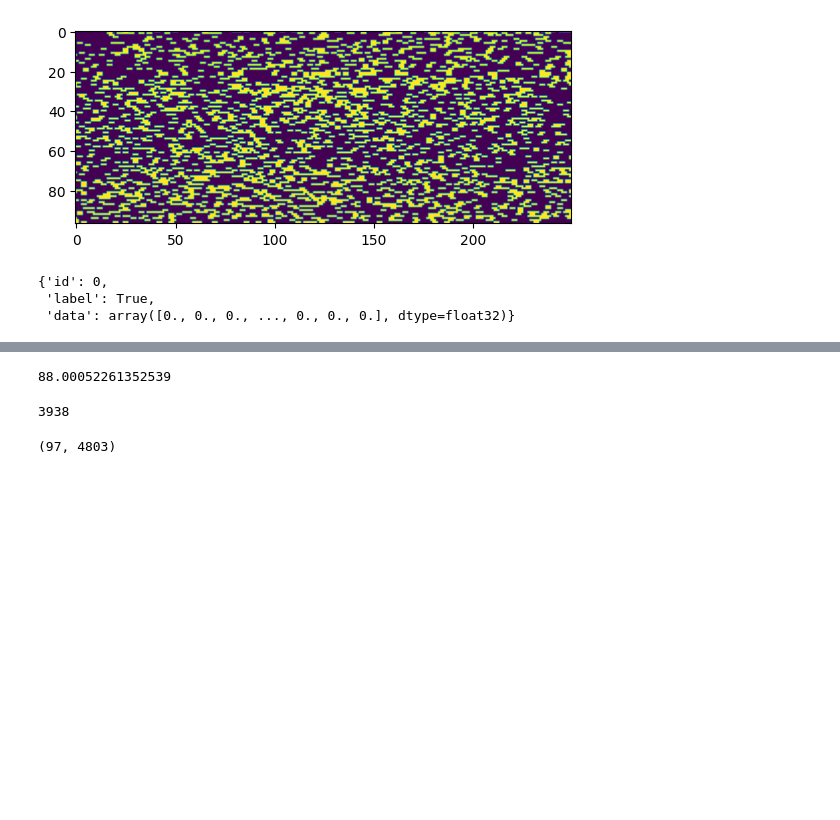
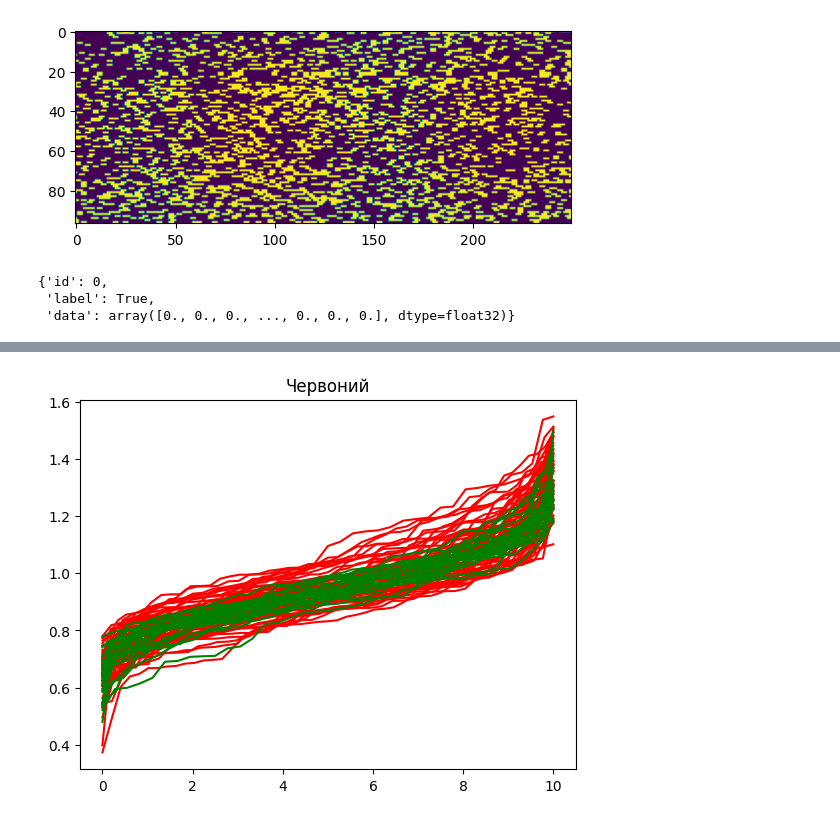
Before and after one commit to grinvolod13/cancer-classification-hopfield-izhekevich, a Jupyter notebook: data_overview.ipynb, the cells around one changed output, grey strips where cells are left out. Saved outputs shown, nothing was run; the diff lists cells and outputs as text; code cells hidden in the pictures; blank space fills up the shorter version.

```diff
--- a/data_overview.ipynb
+++ b/data_overview.ipynb
@@ -205,10 +175,0 @@ KeyboardInterrupt:
-# %%
-(raw_data.shape[1]*raw_data.shape[1])*raw_data.itemsize/1024/1024
-# %% [output]
-88.00052261352539
-# %%
-i = random.randint(0,96)
-j = random.randint(0,96)
-sum(raw_data[i]==raw_data[j])
-# %% [output]
-3938
@@ -217,10 +176,15 @@ binary_output = (np.array([i["output"] for i in out], dtype=np.float32)+1)/2.0
-# %%
-pos = 0
-for i in range(len(binary_output)):
-    flag=False
-    for j in range(len(dataset_bin)):
-        if (binary_output[i]==dataset_bin[j]).all():
-            if :
-                pos+=1
-# %% [output]
-(97, 4803)
+# %%
+def distr(filter: str, title: str):
+
+    for i in range(97):
+        x = np.linspace(0,10,len(dataset[i][filter]))
+        if i<69:
+            color="red"
+        else:
+            color="green"
+        plt.plot(x, dataset[i][filter], color=color)
+        plt.title(title)
+# %%
+distr('r', "Червоний")
+# %% [output]
+[figure, added]
```
Also changed, not shown: parts of 20 cells of this notebook, 1 other file.
